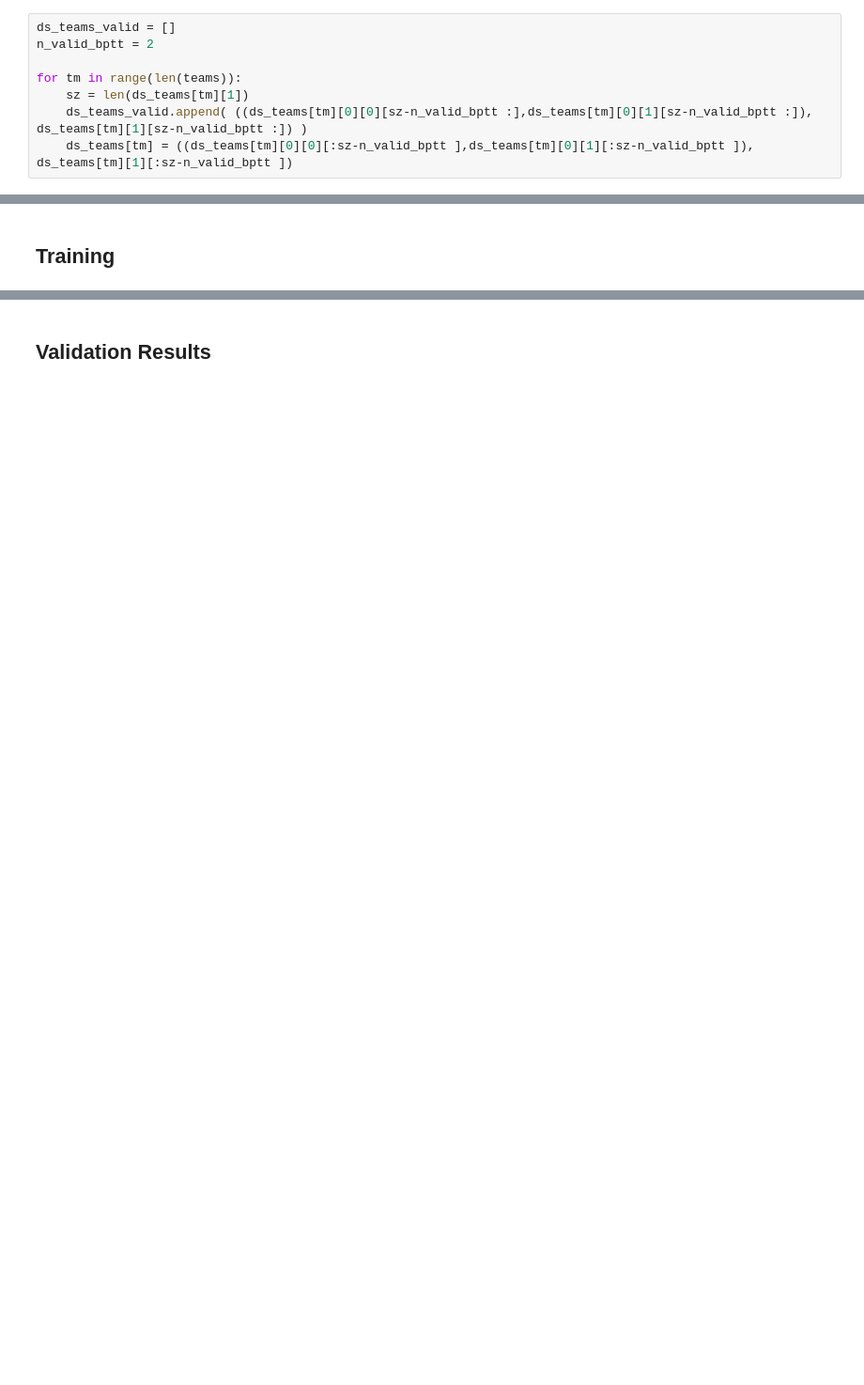
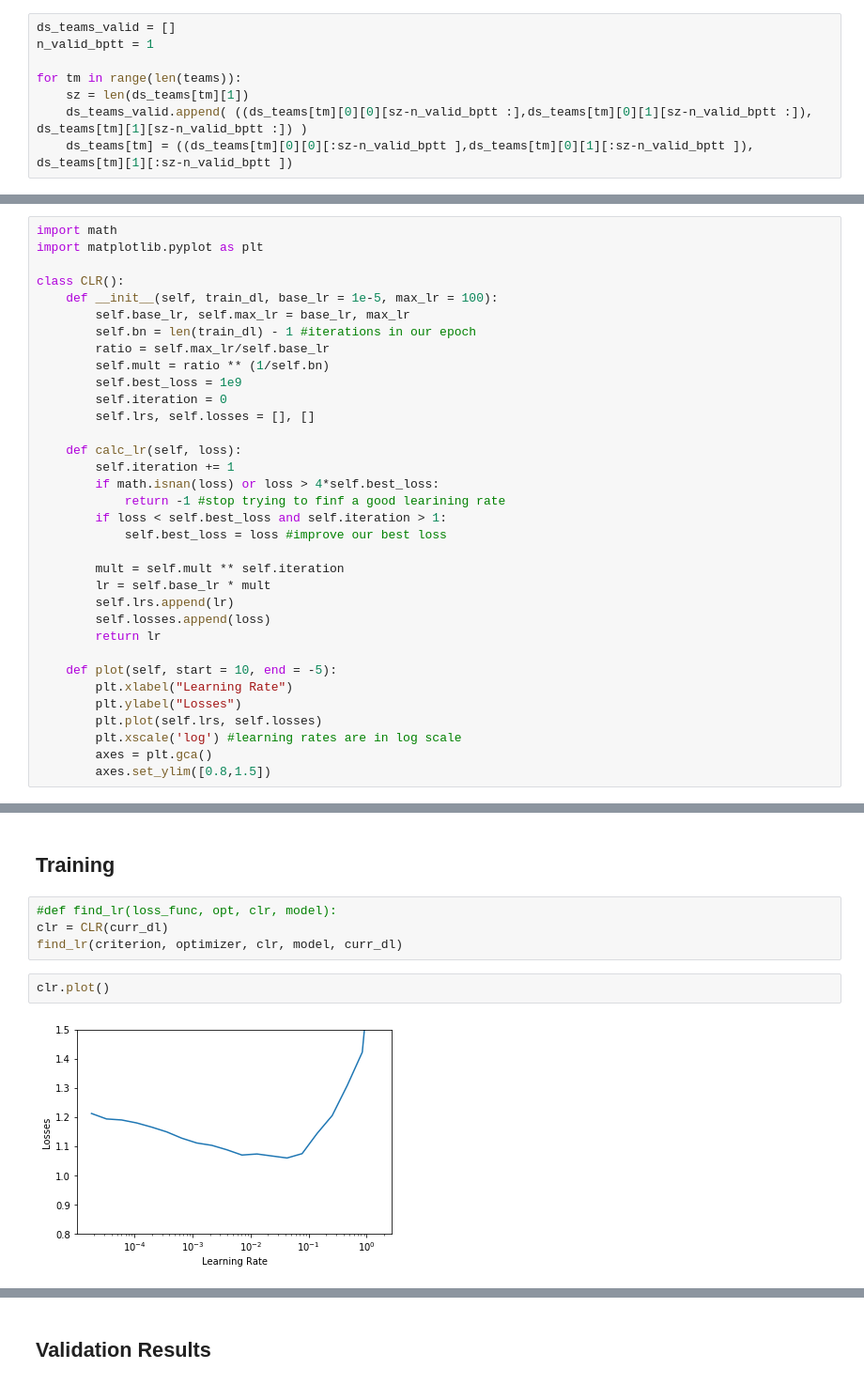
Before and after one commit to Roberto09/Match-Predictor, a Jupyter notebook: GRU-RNN V2.ipynb, the cells around one changed output, grey strips where cells are left out. Shown at 94% size. Saved outputs shown, nothing was run; the diff lists cells and outputs as text; blank space fills up the shorter version.

```diff
--- a/GRU-RNN V2.ipynb
+++ b/GRU-RNN V2.ipynb
@@ -335,6 +395,6 @@ tensor([0, 0, 2, 0, 0, 0, 2, 0, 2, 1, 1, 0, 2, 0, 0, 2, 1, 0])
 # %%
 ds_teams_valid = []
-n_valid_bptt = 2
+n_valid_bptt = 1
 
 for tm in range(len(teams)):
     sz = len(ds_teams[tm][1])
@@ -466,0 +529,34 @@ len(curr_dl)
+# %%
+import math
+import matplotlib.pyplot as plt
+
+class CLR():
+    def __init__(self, train_dl, base_lr = 1e-5, max_lr = 100):
+        self.base_lr, self.max_lr = base_lr, max_lr
+        self.bn = len(train_dl) - 1 #iterations in our epoch
+        ratio = self.max_lr/self.base_lr
+        self.mult = ratio ** (1/self.bn)
+        self.best_loss = 1e9
+        self.iteration = 0
+        self.lrs, self.losses = [], []
+
+    def calc_lr(self, loss):
+        self.iteration += 1
+        if math.isnan(loss) or loss > 4*self.best_loss:
+            return -1 #stop trying to finf a good learining rate
+        if loss < self.best_loss and self.iteration > 1:
+            self.best_loss = loss #improve our best loss
+
+        mult = self.mult ** self.iteration
+        lr = self.base_lr * mult
+        self.lrs.append(lr)
+        self.losses.append(loss)
+        return lr
+
+    def plot(self, start = 10, end = -5):
+        plt.xlabel("Learning Rate")
+        plt.ylabel("Losses")
+        plt.plot(self.lrs, self.losses)
+        plt.xscale('log') #learning rates are in log scale
+        axes = plt.gca()
+        axes.set_ylim([0.8,1.5])
@@ -639,6 +813,14 @@ criterion = nn.CrossEntropyLoss()
 optimizer = torch.optim.Adam(model.parameters(), lr=lr, weight_decay = wd, betas=(0.7, 0.29999))
 # %% [markdown]
 ## Training
+# %%
+#def find_lr(loss_func, opt, clr, model):
+clr = CLR(curr_dl)
+find_lr(criterion, optimizer, clr, model, curr_dl)
+# %%
+clr.plot()
+# %% [output]
+[figure, added]
 # %%
 print a
 # %% [output]
```
Also changed, not shown: parts of 45 cells of this notebook, 4 other files.
